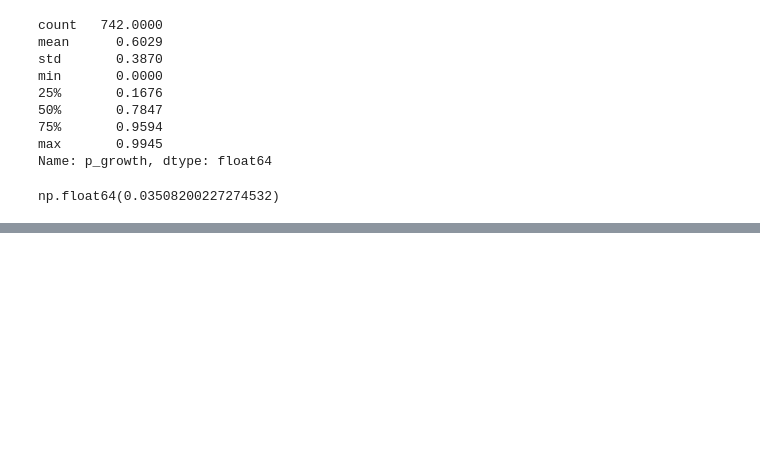
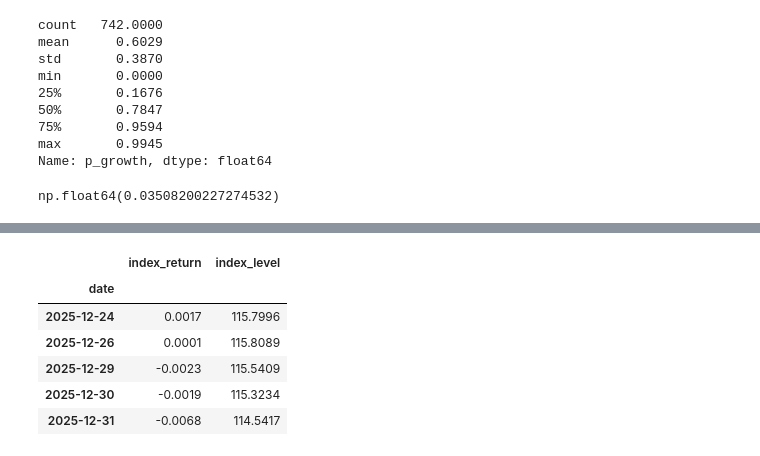
Before and after one commit to karllovaas/Winter-Workshop-Benchmark-Team, a Jupyter notebook: index_constr_dev_maria.ipynb, the cells around one changed output, grey strips where cells are left out. Drawn from its saved outputs; the diff is of its cells as text; code cells hidden in the pictures; blank space fills up the shorter version.

```diff
--- a/index_constr_dev_maria.ipynb
+++ b/index_constr_dev_maria.ipynb
@@ -103,0 +174,11 @@ def compute_price_returns(panel):
+# %%
+index_result = backtest_midcap_growth(df)
+index_result.tail()
+# %% [output]
+|  | index_return | index_level |
+| date |  |  |
+| 2025-12-24 | 0.0017 | 115.7996 |
+| 2025-12-26 | 0.0001 | 115.8089 |
+| 2025-12-29 | -0.0023 | 115.5409 |
+| 2025-12-30 | -0.0019 | 115.3234 |
+| 2025-12-31 | -0.0068 | 114.5417 |
```
Also changed, not shown: parts of 5 cells of this notebook.
